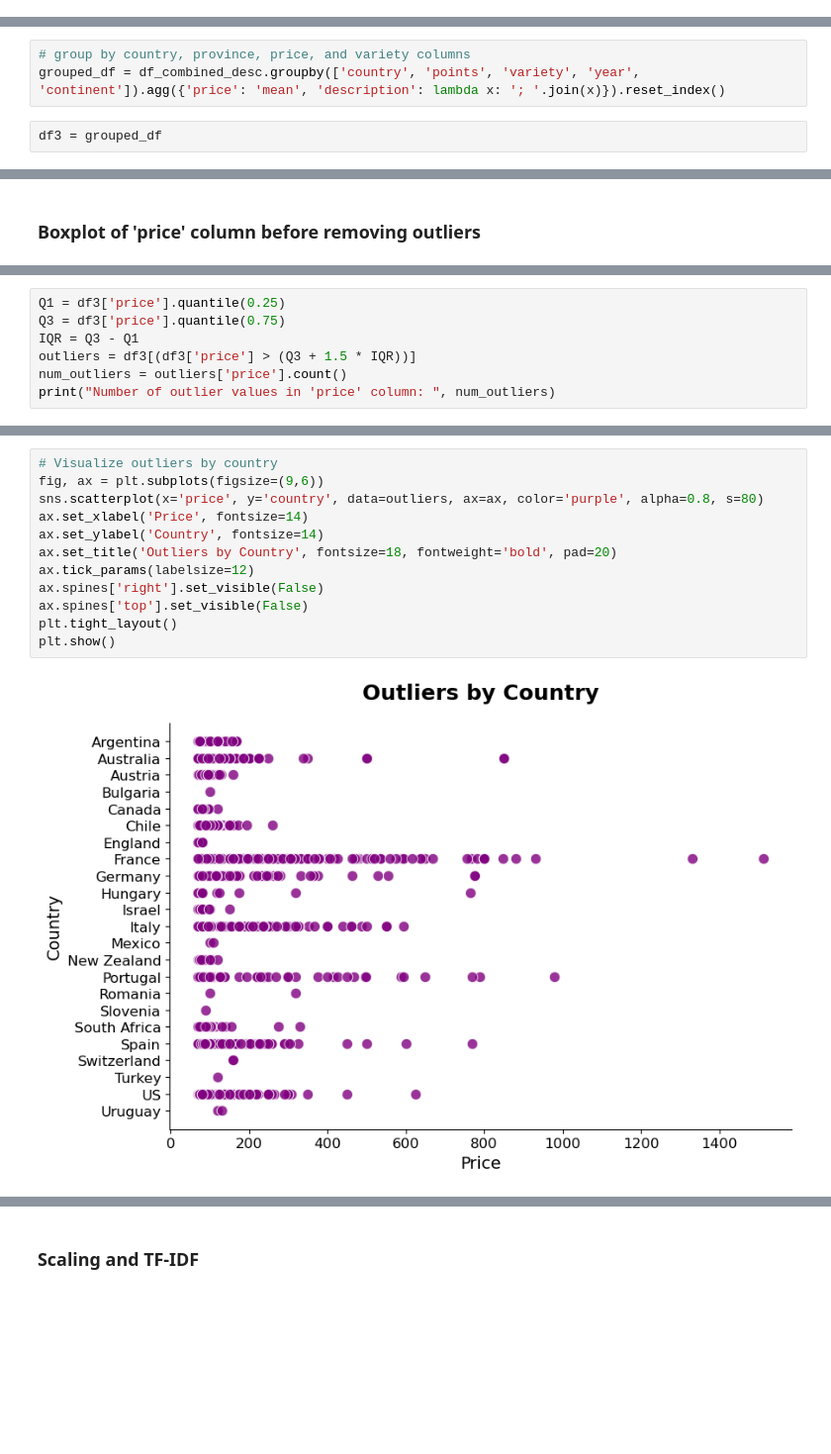
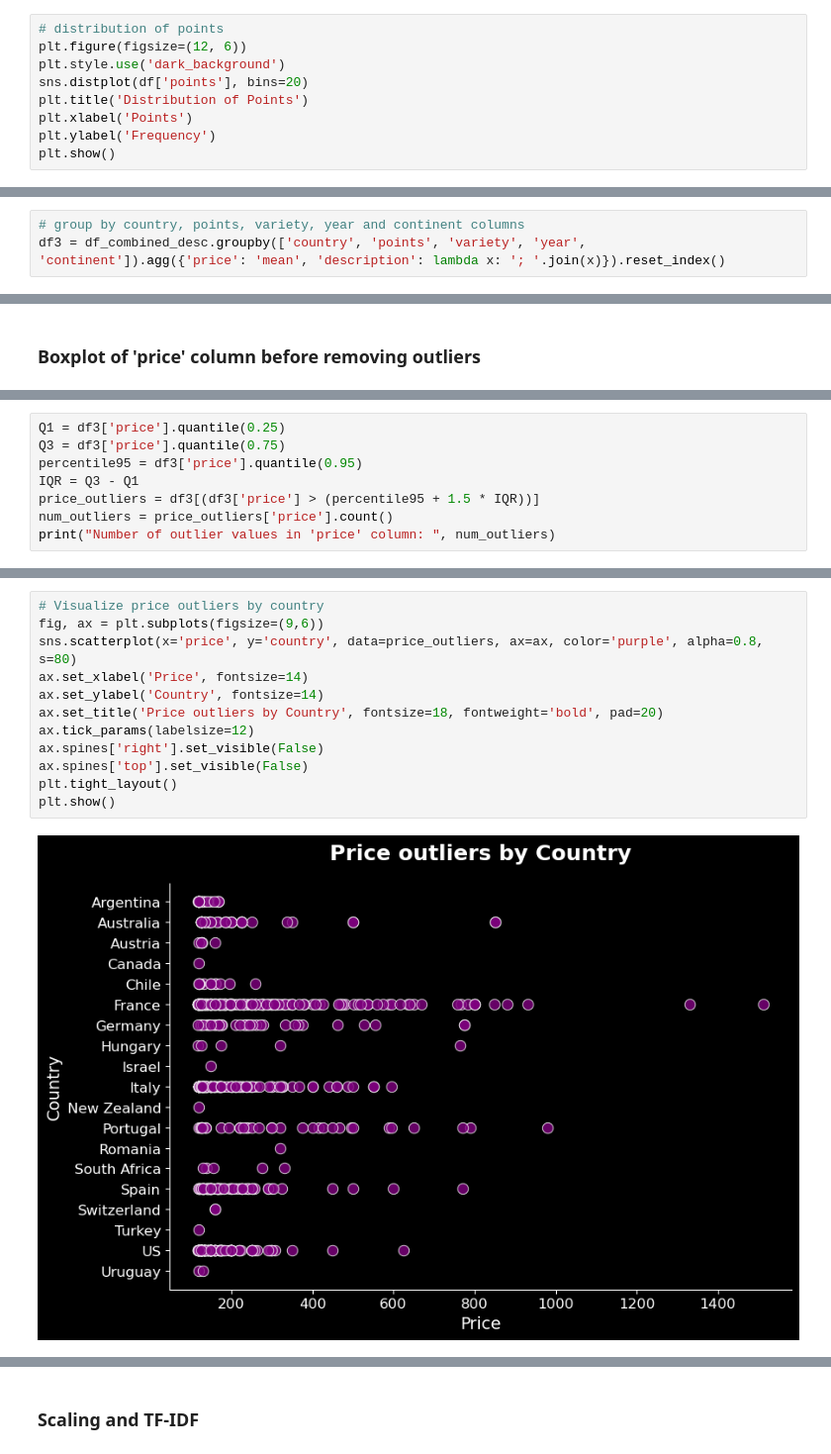
Before and after one commit to AsmarHajizada/winemag_data, a Jupyter notebook: wine_rating.ipynb, the cells around one changed output, grey strips where cells are left out. Shown at 99% size. Cells and saved outputs as stored; diff of their text form; blank space fills up the shorter version.

```diff
--- a/wine_rating.ipynb
+++ b/wine_rating.ipynb
@@ -91,0 +94,9 @@ df.describe()
+# %%
+# distribution of points
+plt.figure(figsize=(12, 6))
+plt.style.use('dark_background')
+sns.distplot(df['points'], bins=20)
+plt.title('Distribution of Points')
+plt.xlabel('Points')
+plt.ylabel('Frequency')
+plt.show()
@@ -292,10 +323,8 @@ memory usage: 4.3+ MB
 # convert points to a float64 dtype
 df_combined_desc['points'] = df_combined_desc['points'].astype('float64')
 # %%
-# group by country, province, price, and variety columns
-grouped_df = df_combined_desc.groupby(['country', 'points', 'variety', 'year', 'continent']).agg({'price': 'mean', 'description': lambda x: '; '.join(x)}).reset_index()
+# group by country, points, variety, year and continent columns
+df3 = df_combined_desc.groupby(['country', 'points', 'variety', 'year', 'continent']).agg({'price': 'mean', 'description': lambda x: '; '.join(x)}).reset_index()
-# %%
-df3 = grouped_df
 # %% [markdown]
 ## Dealing with Outliers
 # %% [markdown]
@@ -322,8 +363,9 @@ I have a lot of outliers in the price column, so I will drop them.
 # %%
 Q1 = df3['price'].quantile(0.25)
 Q3 = df3['price'].quantile(0.75)
+percentile95 = df3['price'].quantile(0.95)
 IQR = Q3 - Q1
-outliers = df3[(df3['price'] > (Q3 + 1.5 * IQR))]
-num_outliers = outliers['price'].count()
+price_outliers = df3[(df3['price'] > (percentile95 + 1.5 * IQR))]
+num_outliers = price_outliers['price'].count()
 print("Number of outlier values in 'price' column: ", num_outliers)
 # %% [output]
@@ -349,15 +426,15 @@ Number of outlier values in 'points' column:  3
 # %%
-# Visualize outliers by country
+# Visualize price outliers by country
 fig, ax = plt.subplots(figsize=(9,6))
-sns.scatterplot(x='price', y='country', data=outliers, ax=ax, color='purple', alpha=0.8, s=80)
+sns.scatterplot(x='price', y='country', data=price_outliers, ax=ax, color='purple', alpha=0.8, s=80)
 ax.set_xlabel('Price', fontsize=14)
 ax.set_ylabel('Country', fontsize=14)
-ax.set_title('Outliers by Country', fontsize=18, fontweight='bold', pad=20)
+ax.set_title('Price outliers by Country', fontsize=18, fontweight='bold', pad=20)
 ax.tick_params(labelsize=12)
 ax.spines['right'].set_visible(False)
 ax.spines['top'].set_visible(False)
 plt.tight_layout()
 plt.show()
 # %% [output]
-[figure, old version]
+[figure, new version]
 # %% [markdown]
```
Also changed, not shown: parts of 44 cells of this notebook.
